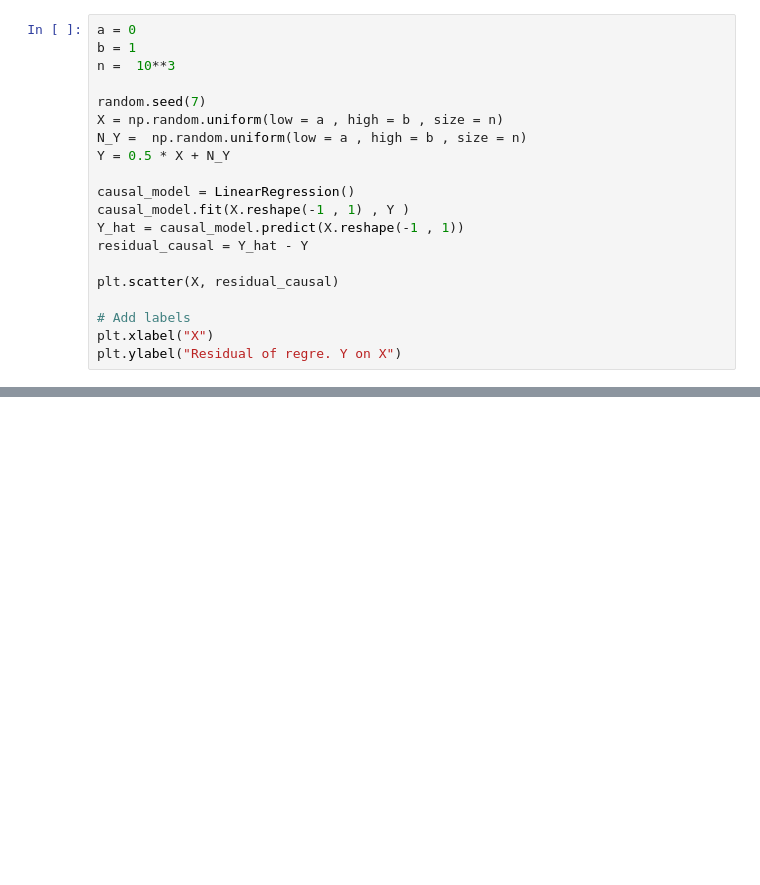
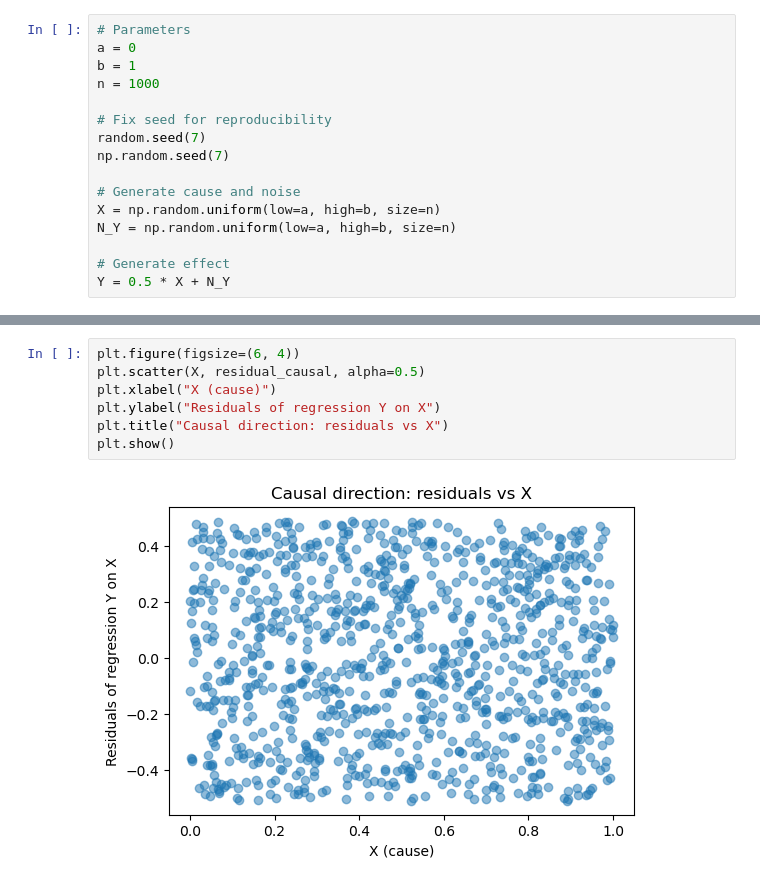
Before and after one commit to AnasMourahib/Dependence-modeling-, a Jupyter notebook: Session6/ANM_simulation.ipynb, the cells around one changed output, grey strips where cells are left out. Saved outputs shown, nothing was run; the diff lists cells and outputs as text; blank space fills up the shorter version.

```diff
--- a/Session6/ANM_simulation.ipynb
+++ b/Session6/ANM_simulation.ipynb
@@ -12,20 +40,16 @@ with uniformly distributed and independent cause $X$ and noise $N_Y$.
 # %%
+# Parameters
 a = 0
 b = 1
-n =  10**3
+n = 1000
 
+# Fix seed for reproducibility
 random.seed(7)
-X = np.random.uniform(low = a , high = b , size = n)
-N_Y =  np.random.uniform(low = a , high = b , size = n)
+np.random.seed(7)
+
+# Generate cause and noise
+X = np.random.uniform(low=a, high=b, size=n)
+N_Y = np.random.uniform(low=a, high=b, size=n)
+
+# Generate effect
 Y = 0.5 * X + N_Y
-
-causal_model = LinearRegression()
-causal_model.fit(X.reshape(-1 , 1) , Y )
-Y_hat = causal_model.predict(X.reshape(-1 , 1))
-residual_causal = Y_hat - Y
-
-plt.scatter(X, residual_causal)
-
-# Add labels
-plt.xlabel("X")
-plt.ylabel("Residual of regre. Y on X")
@@ -34,0 +70,9 @@ Text(0, 0.5, 'Residual of regre. Y on X')
+# %%
+plt.figure(figsize=(6, 4))
+plt.scatter(X, residual_causal, alpha=0.5)
+plt.xlabel("X (cause)")
+plt.ylabel("Residuals of regression Y on X")
+plt.title("Causal direction: residuals vs X")
+plt.show()
+# %% [output]
+[figure, added]
```
Also changed, not shown: parts of 15 cells of this notebook, 7 other files.
